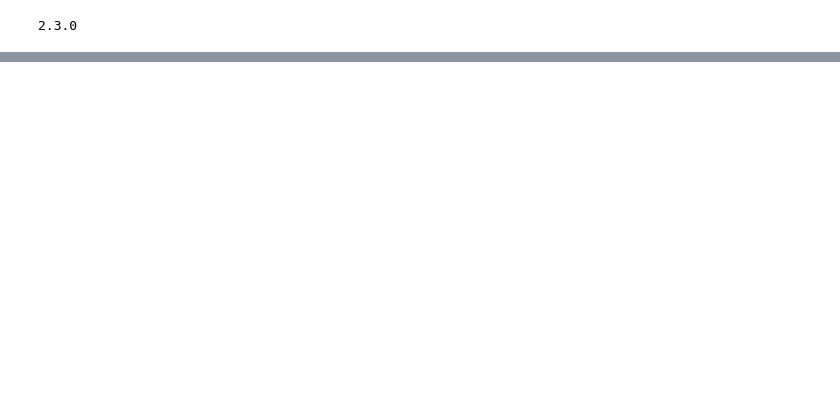
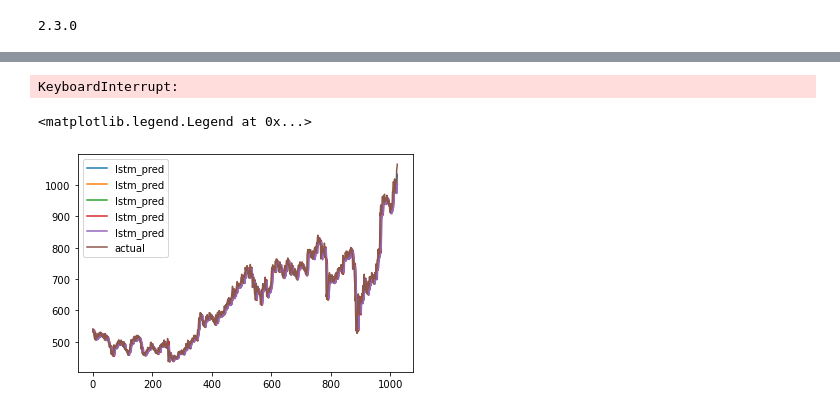
Before and after one commit to akki2503/Stock_market_predicting_dashboard, a Jupyter notebook: try_2.ipynb, the cells around one changed output, grey strips where cells are left out. Drawn from its saved outputs; the diff is of its cells as text; code cells hidden in the pictures; blank space fills up the shorter version.

Commit message:
improved lstm  model

```diff
--- a/try_2.ipynb
+++ b/try_2.ipynb
@@ -148,0 +210,8 @@ plt.show()
+# %%
+n_epochs = 10
+early_stopping = tf.keras.callbacks.EarlyStopping(monitor='loss',patience=5, mode='min')
+
+for i in range(10):
+    lstm_model.fit(x_train_lstm, y_train_lstm,
+                   epochs=n_epochs, batch_size=1)
+    lstm_model.reset_states()
@@ -148,0 +236,41 @@ plt.show()
+# %%
+def forecast_lstm(model, x, n_batch):
+    fore = list()
+    x = x.reshape(1, 1, x.shape[1])
+    forecast = model.predict(x, batch_size=n_batch)
+    x_new = np.array([x for x in forecast[0,:]])
+    x_prev = x.reshape(5)
+    x_next = np.append(x_prev[1:5],x_new)
+    fore =np.append(fore, x_new)
+
+    for i in range(4):
+        x = x_next.reshape(1, 1, 5)
+        forecast = model.predict(x, batch_size=n_batch)
+        x_new = [x for x in forecast[0,:]]
+        x_prev = x.reshape(5)
+        x_next = np.append(x_prev[1:5],x_new)
+        fore = np.append(fore, x_new)
+
+    return fore
+
+forecasts = list()
+for i in range(len(x_test_lstm)):
+    x= x_test_lstm[i,:]
+    fore = forecast_lstm(lstm_model, x , 1)
+    forecasts = np.append(forecasts, fore)
+# forecasts = lstm_model.predict(x_test_lstm ,batch_size=1)
+# %% [output]
+KeyboardInterrupt:
+# %%
+forecasts = forecasts.reshape(len(x_test_lstm),5)
+y_pred_lstm = forecasts
+y_actual = y_test_lstm
+# %%
+# plt.plot(y_pred_cnn, label='cnn_pred')
+plt.plot(y_pred_lstm, label='lstm_pred')
+# plt.plot(y_ensemble, label='ensemble')
+plt.plot(y_actual, label='actual')
+plt.legend()
+# %% [output]
+<matplotlib.legend.Legend at 0x...>
+[figure, added]
```
Also changed, not shown: parts of 10 cells of this notebook, 3 other files.
